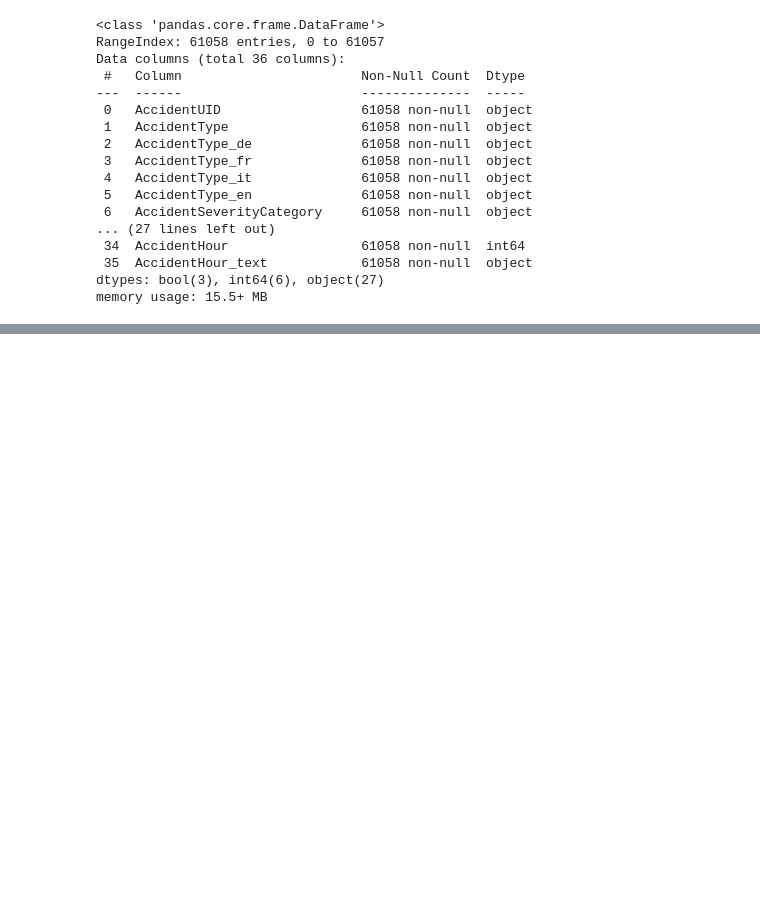
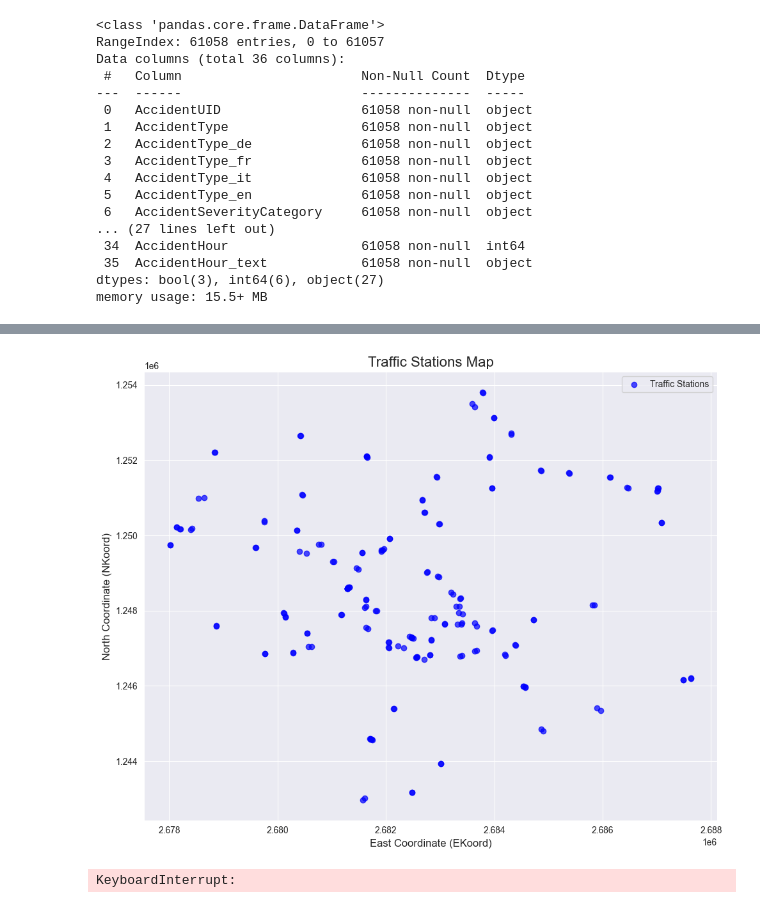
Before and after one commit to GOget42/CS_Group_Project, a Jupyter notebook: Jupyter Notebooks for Data Preprocessing/Data Cleaning.ipynb, the cells around one changed output, grey strips where cells are left out. Saved outputs shown, nothing was run; the diff lists cells and outputs as text; code cells hidden in the pictures; blank space fills up the shorter version.

Commit message:
Cleaning Traffic Data

```diff
--- a/Jupyter Notebooks for Data Preprocessing/Data Cleaning.ipynb
+++ b/Jupyter Notebooks for Data Preprocessing/Data Cleaning.ipynb
@@ -5,6 +19,6 @@ import pandas as pd
 # %%
-accidents = pd.read_csv('../data/raw/RoadTrafficAccidentLocations.csv')
-accidents.info()
+accidents_raw = pd.read_csv('../data/raw/RoadTrafficAccidentLocations.csv')
+accidents_raw.info()
 # %% [output]
 <class 'pandas.core.frame.DataFrame'>
 RangeIndex: 61058 entries, 0 to 61057
@@ -77,0 +87,3 @@ memory usage: 3.0+ MB
+# %%
+# Format the Weekday column
+accidents['AccidentWeekDay'] = accidents['AccidentWeekDay'].str[-1].astype(int)
@@ -79,0 +233,69 @@ accidents_clean.to_csv("../data/clean/accidents_clean.csv", index=False, encodin
+# %%
+# Convert MSID to integers
+traffic_data['MSID'], msid_mapping = pd.factorize(traffic_data['MSID'])
+
+# Create a dictionary with MSID as keys and EKoord, NKoord as values
+coordinates_dict = (
+    traffic_data[['MSID', 'EKoord', 'NKoord']]
+    .drop_duplicates(subset='MSID')  # Ensure unique MSID
+    .set_index('MSID')  # Set MSID as the index
+    .to_dict('index')  # Convert to dictionary with MSID as keys
+)
+
+# Format the dictionary to ensure values are tuples of coordinates
+coordinates_dict = {msid: (coords['EKoord'], coords['NKoord']) for msid, coords in coordinates_dict.items()}
+
+# Drop EKoord and NKoord columns from the dataset
+traffic_data = traffic_data.drop(columns=['EKoord', 'NKoord'])
+# %%
+import matplotlib.pyplot as plt
+
+# Extract coordinates from the dictionary
+coordinates = pd.DataFrame.from_dict(coordinates_dict, orient='index', columns=['EKoord', 'NKoord'])
+
+# Create the scatter plot
+plt.figure(figsize=(10, 8))
+plt.scatter(coordinates['EKoord'], coordinates['NKoord'], c='blue', alpha=0.7, label='Traffic Stations')
+
+# Customize the plot
+plt.title('Traffic Stations Map', fontsize=16)
+plt.xlabel('East Coordinate (EKoord)', fontsize=12)
+plt.ylabel('North Coordinate (NKoord)', fontsize=12)
+plt.legend(fontsize=10)
+plt.grid(True)
+plt.tight_layout()
+
+# Show the plot
+plt.show()
+# %% [output]
+[figure, added]
+# %%
+def trim_missing_data(df):
+    """
+    Removes missing values at the start and end for each MSID in the dataset.
+
+    Args:
+        df (pd.DataFrame): Traffic data with columns 'MSID' and 'AnzFahrzeuge'.
+
+    Returns:
+        pd.DataFrame: Trimmed DataFrame with missing start/end values removed.
+    """
+    trimmed_data = []
+
+    # Group by MSID and process each group
+    for msid, group in df.groupby('MSID'):
+        # Find the first and last valid indices
+        first_valid = group['AnzFahrzeuge'].first_valid_index()
+        last_valid = group['AnzFahrzeuge'].last_valid_index()
+
+        # Trim the data for this MSID
+        trimmed_group = group.loc[first_valid:last_valid]
+        trimmed_data.append(trimmed_group)
+
+    # Combine all trimmed groups into a single DataFrame
+    return pd.concat(trimmed_data, ignore_index=True)
+
+# Apply the function to the traffic_data DataFrame
+traffic_data = trim_missing_data(traffic_data)
+# %% [output]
+KeyboardInterrupt:
```
Also changed, not shown: parts of 33 cells of this notebook, 2 other files.
